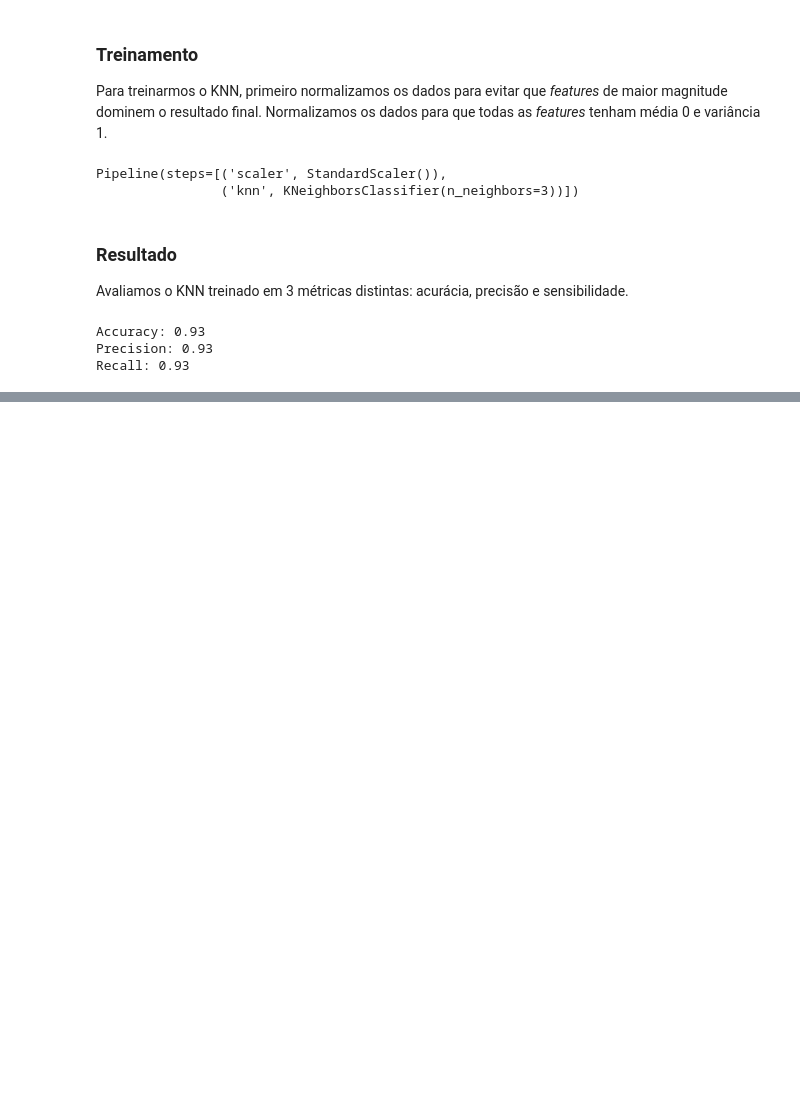
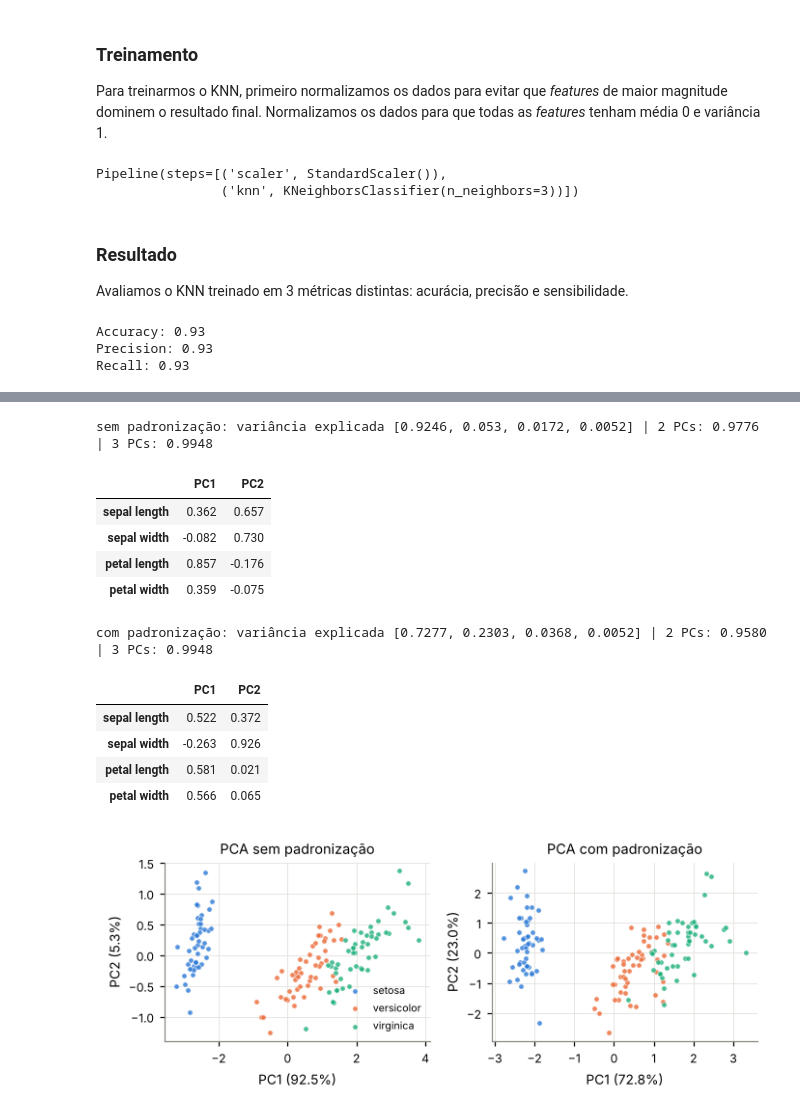
Before and after one commit to AugustC/ta04-classification, a Jupyter notebook: TA04-Classification.ipynb, the cells around one changed output, grey strips where cells are left out. Saved outputs shown, nothing was run; the diff lists cells and outputs as text; code cells hidden in the pictures; blank space fills up the shorter version.

```diff
--- a/TA04-Classification.ipynb
+++ b/TA04-Classification.ipynb
@@ -107,0 +144,14 @@ Recall: 0.93
+# %%
+comparacao = pd.DataFrame([{'espécie': esp, 'atributo': f, 'valor antigo (1º valor)': g[f].iloc[0],
+                            'moda correta': get_mode(g[f]), 'frequência da moda': int(g[f].value_counts().max())}
+                           for esp, g in df.groupby('target') for f in FEATURES])
+print("células em que o valor antigo não era (uma das) moda(s):",
+      sum(f'{a:g}' not in m.split('/') for a, m in zip(comparacao['valor antigo (1º valor)'], comparacao['moda correta'])), "de", len(comparacao))
+display(comparacao)
+display(df.groupby('target')[FEATURES].agg(['mean', 'std', 'min', 'max']).round(3))
+corr = X.corr(); display(corr.round(3))
+R['estatisticas'] = {esp: {f: {'media': round(g[f].mean(), 3), 'dp': round(g[f].std(), 3), 'moda': get_mode(g[f])} for f in FEATURES}
+                     for esp, g in df.groupby('target')}
+R['corr_petalas'] = round(corr.loc['petal length', 'petal width'], 3)
+R['corr_sepala_petala'] = round(corr.loc['sepal length', 'petal length'], 3)
+R['corr_largsepala_comppetala'] = round(corr.loc['sepal width', 'petal length'], 3)
@@ -107,0 +196,24 @@ Recall: 0.93
+# %%
+proj, R['pca'] = {}, {}
+for nome, std in [('sem padronização', False), ('com padronização', True)]:
+    ev, loadings, Z = pca_summary(df, 'target', standardize=std)
+    proj[f'PCA {nome}'] = (Z, ev)
+    R['pca'][nome] = {'var_explicada': ev.round(4).tolist(), 'cargas_PC1': loadings['PC1'].round(3).to_dict(),
+                      'cargas_PC2': loadings['PC2'].round(3).to_dict()}
+    print(f"{nome}: variância explicada {ev.round(4).tolist()} | 2 PCs: {ev.iloc[:2].sum():.4f} | 3 PCs: {ev.iloc[:3].sum():.4f}")
+    display(loadings[['PC1', 'PC2']].round(3))
+fig = plot_pca_projections(proj, y); save_figure(fig, 'pca'); plt.show()
+# %% [output]
+sem padronização: variância explicada [0.9246, 0.053, 0.0172, 0.0052] | 2 PCs: 0.9776 | 3 PCs: 0.9948
+|  | PC1 | PC2 |
+| sepal length | 0.362 | 0.657 |
+| sepal width | -0.082 | 0.730 |
+| petal length | 0.857 | -0.176 |
+| petal width | 0.359 | -0.075 |
+com padronização: variância explicada [0.7277, 0.2303, 0.0368, 0.0052] | 2 PCs: 0.9580 | 3 PCs: 0.9948
+|  | PC1 | PC2 |
+| sepal length | 0.522 | 0.372 |
+| sepal width | -0.263 | 0.926 |
+| petal length | 0.581 | 0.021 |
+| petal width | 0.566 | 0.065 |
+[figure, added]
```
Also changed, not shown: parts of 22 cells of this notebook, 5 other files.
